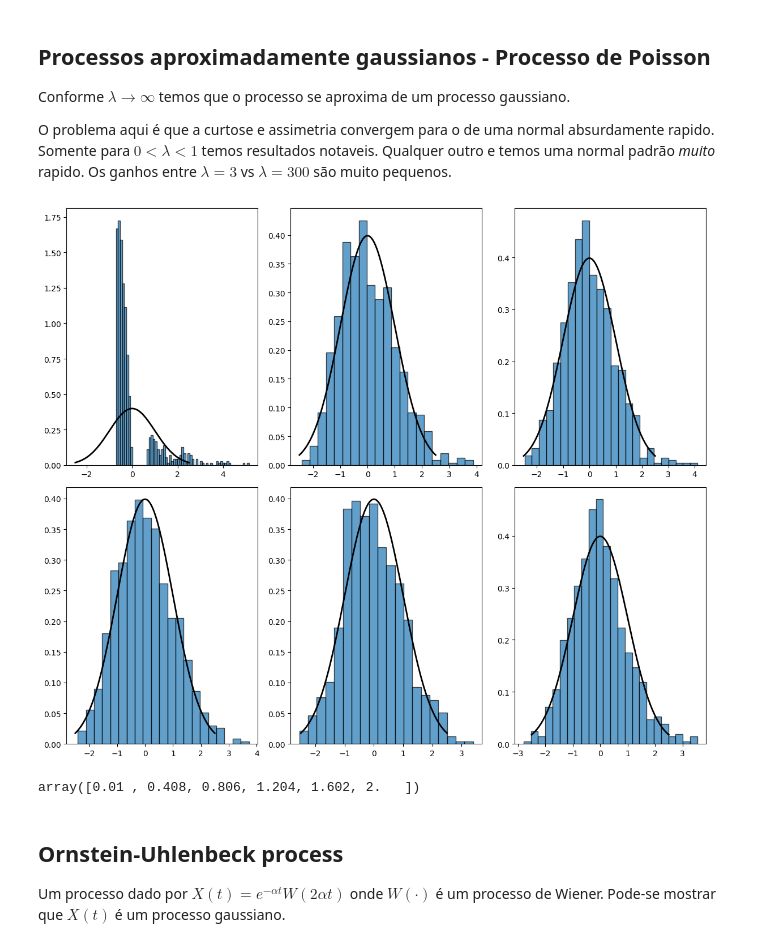
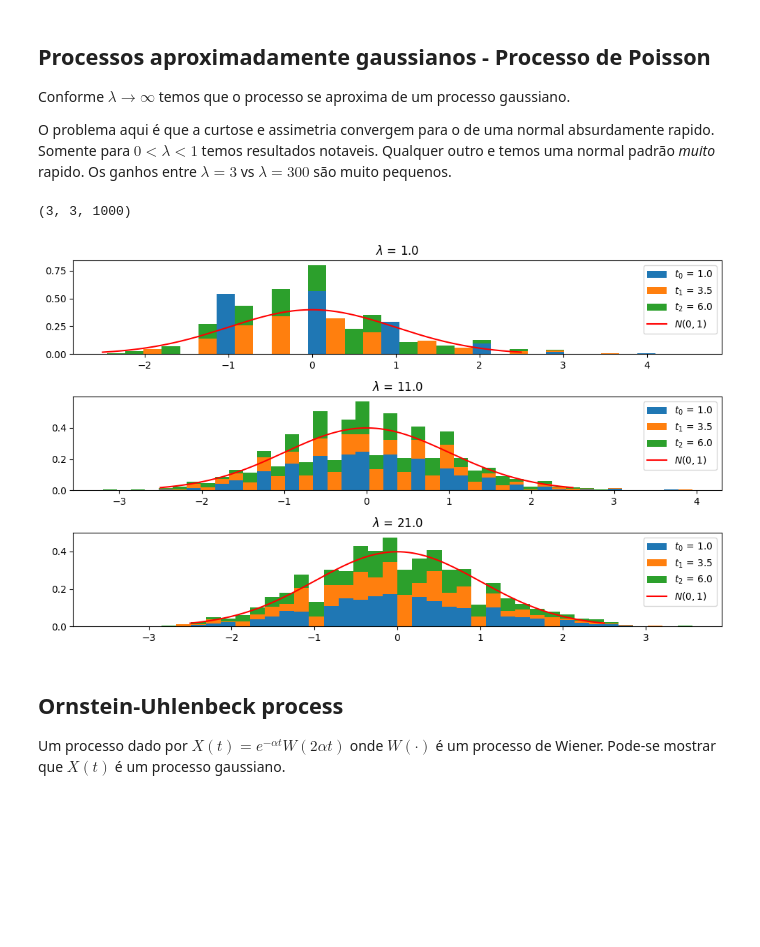
Before and after one commit to MuraSuu/Stochastic-Processes, a Jupyter notebook: GaussianProcess.ipynb, the cells around one changed output. Drawn from its saved outputs; the diff is of its cells as text; code cells hidden in the pictures; blank space fills up the shorter version.

Commit message:
concertei a parte do processo de Poisson.

```diff
--- a/GaussianProcess.ipynb
+++ b/GaussianProcess.ipynb
@@ -93,37 +94,44 @@ Conforme $\lambda \to \infty$ temos que o processo se aproxima de um processo ga
 
 O problema aqui é que a curtose e assimetria convergem para o de uma normal absurdamente rapido. Somente para $0<\lambda < 1$ temos resultados notaveis. Qualquer outro e temos uma normal padrão *muito* rapido. Os ganhos entre $\lambda = 3$ vs $\lambda = 300$ são muito pequenos.
 # %%
-# grid de tempos
-T = 50
-t = np.linspace(0, T, 800)   # evita t=0 para não dividir por zero
 
-# taxas do processo de poisson.
-taxas = np.linspace(0.01, 1, 6)
+taxas_lambda = np.linspace(1, 21, 3)# taxas do processo de poisson.
+tempos_fixos = np.linspace(1, 6, 3)# t_0 = instante no tempo.
 
 #Tive que mudar a dimensão da *array* de taxas pois o broadcasting não
 #funciona se não tiverem dimensões parecidas ou não for um escalar.
-Nt = np.random.poisson(t*taxas.reshape(-1, 1))
-t = t[1:] # Para evitar divisão por 0.
-Nt = Nt[:,1:] # Para ajustar o tamanho das listas. as duas tem que ter o mesmo tamanho.
+Amostras = []
 
-# normalização da poisson
-Z = (Nt - t*taxas.reshape(-1, 1)) / np.sqrt(t*taxas.reshape(-1, 1))
+
+for i, taxa in enumerate(taxas_lambda):
+    linhas = []
+    for j, tempo in enumerate(tempos_fixos):
+        Nt = np.random.poisson(taxa*tempo, size = 1000)
+        Z = (Nt-tempo*taxa)/np.sqrt(taxa*tempo) #Normalização dos dados Poisson.
+        linhas.append(Z)
+    Amostras.append(linhas)
+
+Amostras = np.array(Amostras)
+Amostras.shape
+# %% [output]
+(3, 3, 1000)
-# %%
-fig, axes = plt.subplots(ncols = 3, nrows = 2, figsize=(12, 10))
-axes = axes.flat
-
-x = np.linspace(-2.5, 2.5, 150)
-
-for i in range(6):
-    axes[i].hist(Z[i], bins='auto', density=True, edgecolor='black', alpha=0.7)
-    axes[i].plot(x, stats.norm.pdf(x), 'k-', lw=2)
-
-plt.tight_layout()
-plt.show()
-# %% [output]
-[figure, removed]
-# %%
-taxas
-# %% [output]
-array([0.01 , 0.408, 0.806, 1.204, 1.602, 2.   ])
+# %%
+fig, axes = plt.subplots(3,1, figsize = (10,6))
+x = np.linspace(-2.5, 2.5, 200)
+
+labels = [f"$t_{i}$ = {t}" for i, t in enumerate(tempos_fixos)]
+
+
+#preciso achar um jeito melhor de fazer isso.
+for i, (linha, ax) in enumerate(zip(Amostras, axes)):
+    ax.hist(linha.T, bins='auto', density=True, histtype='bar',
+            stacked=True, label = labels)
+    ax.plot(x, stats.norm.pdf(x), color = 'red', label = f'$N(0,1)$')
+    ax.set_title(f"$\lambda$ = {taxas_lambda[i]}")
+    ax.legend()
+
+plt.tight_layout()
+plt.show()
+# %% [output]
+[figure, added]
 # %%
```
Also changed, not shown: parts of 3 cells of this notebook.
